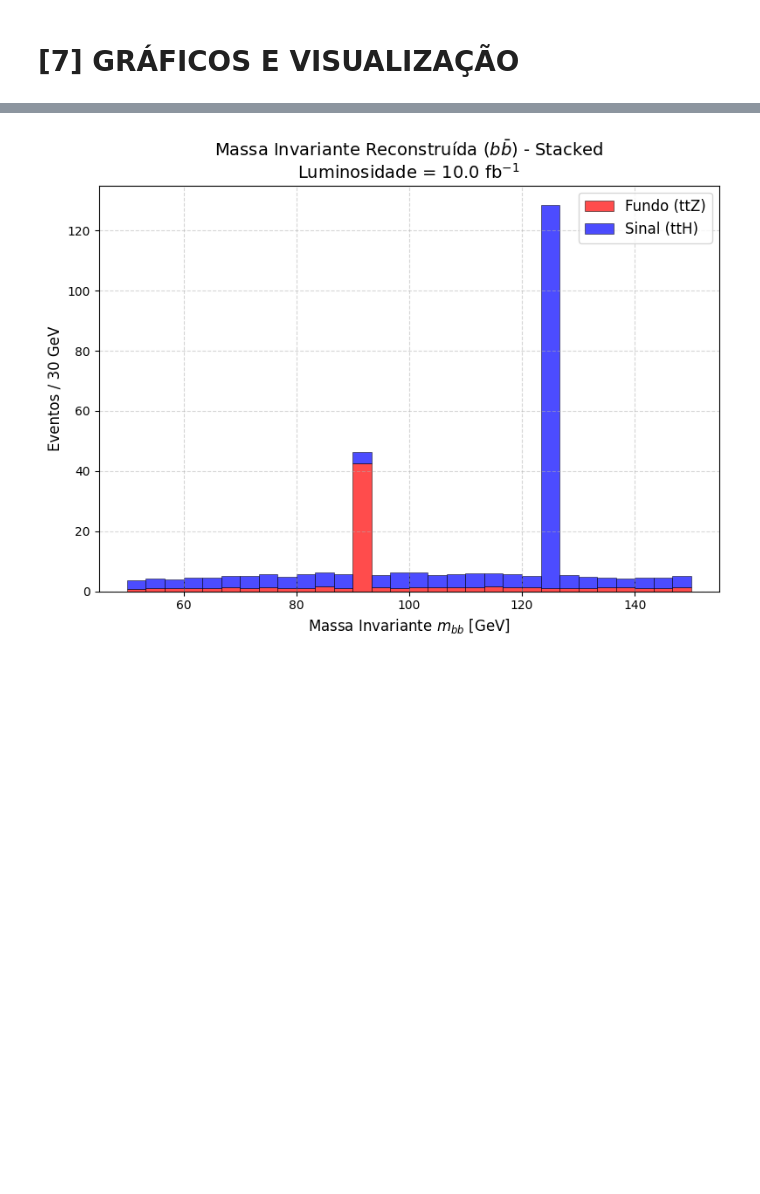
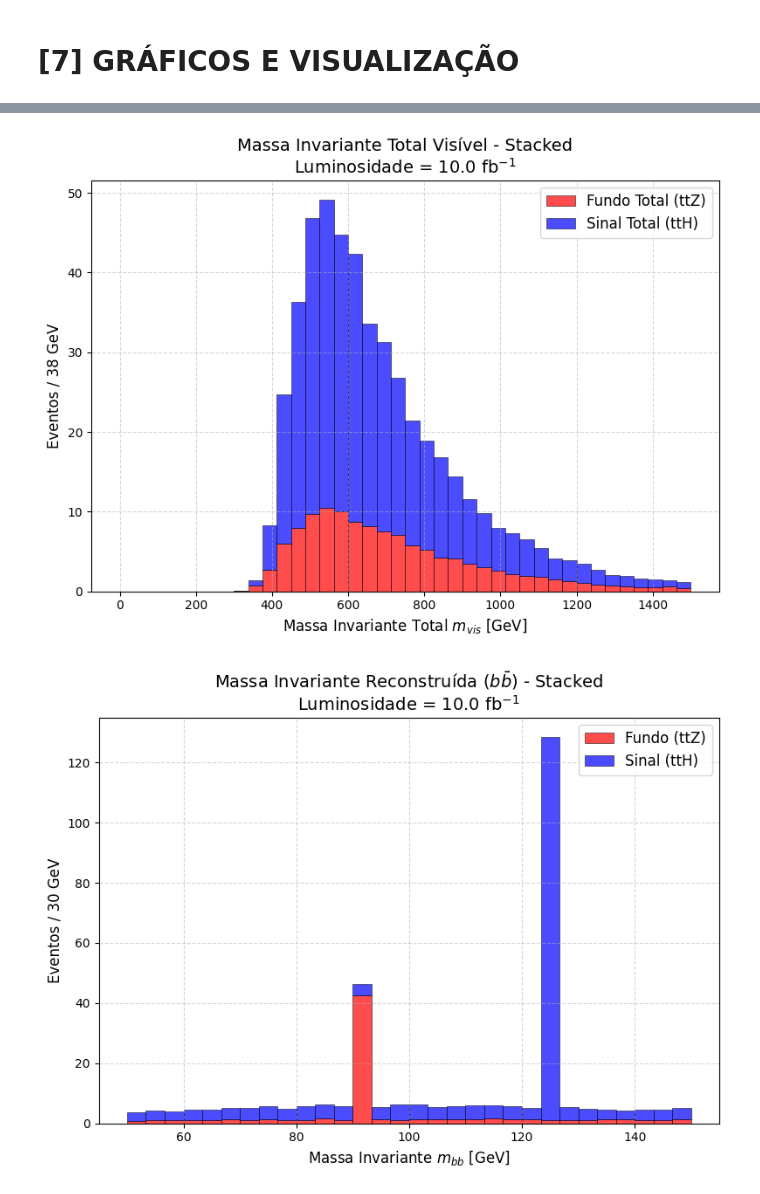
Before and after one commit to Febianchi/fernando-matheus, a Jupyter notebook: notebooks/análise_pylhe_Fernando_Mateus.ipynb, the cells around one changed output, grey strips where cells are left out. Cells and saved outputs as stored; diff of their text form; code cells hidden in the pictures; blank space fills up the shorter version.

```diff
--- a/notebooks/análise_pylhe_Fernando_Mateus.ipynb
+++ b/notebooks/análise_pylhe_Fernando_Mateus.ipynb
@@ -943,3 +966,58 @@ FUNDO (ttZ): Xsec=1.2436e-02 pb | N_sim=10000 | Peso=0.0124
+# %%
+# --- Assumindo que m_tot_s, m_tot_f, weight_s, weight_f já existem (do código anterior) ---
+
+# Configuração da figura
+fig, ax = plt.subplots(figsize=(8, 6))
+
+# 1. Organizar os dados (Fundo na base, Sinal no topo)
+dados_stack = [m_tot_f, m_tot_s]
+
+# 2. Pesos correspondentes
+pesos_stack = [
+    [weight_f] * len(m_tot_f),
+    [weight_s] * len(m_tot_s)
+]
+
+# 3. Definições estéticas
+cores = ['red', 'blue']
+labels = ['Fundo Total (ttZ)', 'Sinal Total (ttH)']
+bins = 40  # Aumentei um pouco os bins pois o range é maior
+
+# --- AJUSTE IMPORTANTE: O RANGE ---
+# A massa total é pesada. Vamos olhar de 0 até 1500 GeV (ou 2000 GeV dependendo da energia)
+intervalo = (0, 1500)
+
+# 4. Plotagem Stacked
+counts, bin_edges, patches = ax.hist(
+    dados_stack,
+    weights=pesos_stack,
+    bins=bins,
+    range=intervalo,
+    stacked=True,            # Empilhado
+    color=cores,
+    label=labels,
+    edgecolor='black',
+    linewidth=0.5,
+    alpha=0.7
+)
+
+# Decoração
+ax.set_title(f"Massa Invariante Total Visível - Stacked\nLuminosidade = {LUMINOSIDADE/1000:.1f} fb$^{{-1}}$", fontsize=14)
+ax.set_xlabel("Massa Invariante Total $m_{vis}$ [GeV]", fontsize=12)
+ax.set_ylabel(f"Eventos / {(intervalo[1]-intervalo[0])/bins:.0f} GeV", fontsize=12)
+
+# Grid e Legenda
+ax.grid(True, linestyle='--', alpha=0.5)
+ax.legend(fontsize=12, loc='upper right')
+
+# DICA: Como a seção de choque do ttZ costuma ser maior que ttH,
+# às vezes o sinal fica difícil de ver no topo. O log ajuda:
+# ax.set_yscale('log')
+
+plt.tight_layout()
+plt.show()
+# %% [output]
+[figure, added]
 # %%
 # --- Assumindo que mass_s, mass_f, weight_s, weight_f já foram calculados no passo 2 ---
 
```
Also changed, not shown: parts of 4 cells of this notebook, 1 other file.
